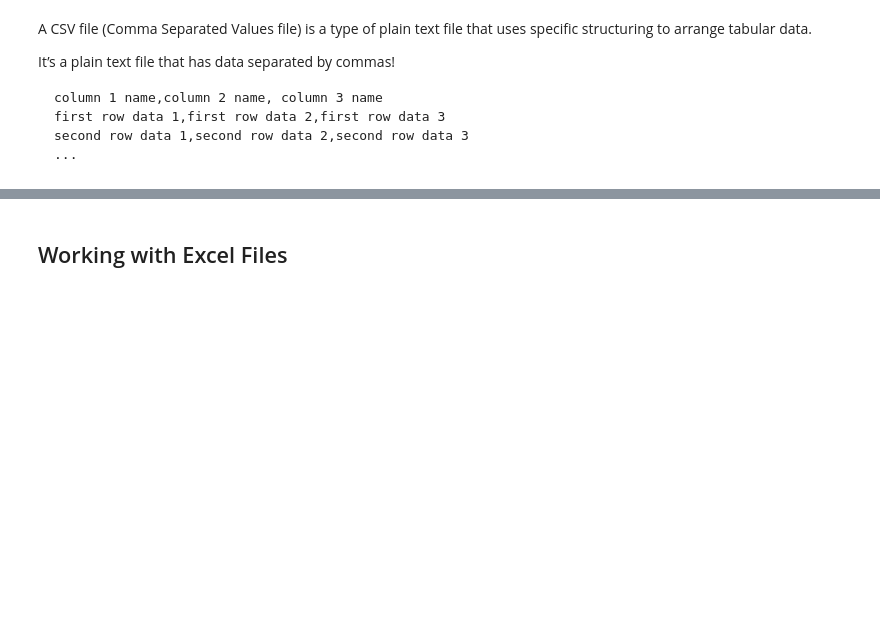
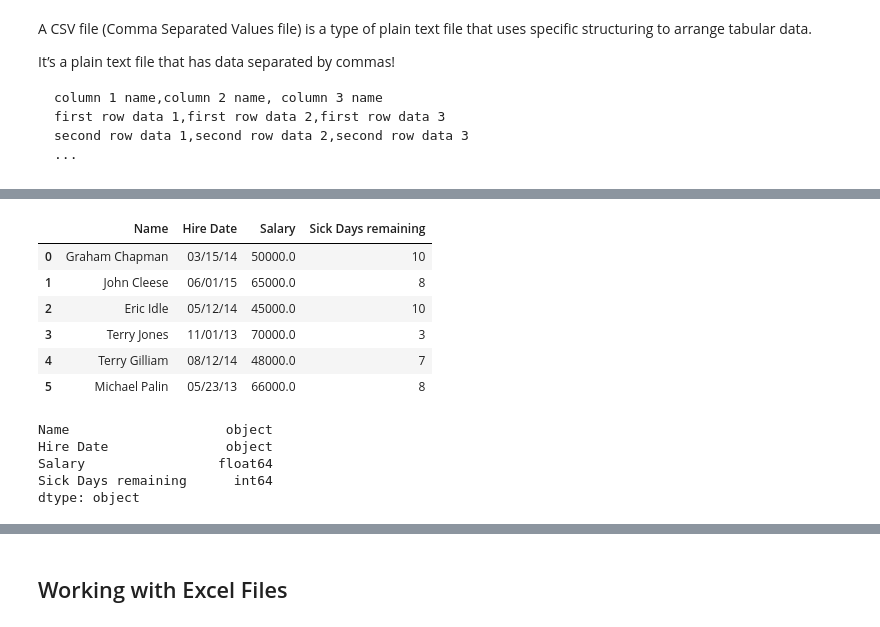
Before and after one commit to danhnguyen123/python-for-data-engineering, a Jupyter notebook: 4. Python for Data Engineering/5.2 Working with file formats.ipynb, the cells around one changed output, grey strips where cells are left out. Cells and saved outputs as stored; diff of their text form; code cells hidden in the pictures; blank space fills up the shorter version.

```diff
--- a/4. Python for Data Engineering/5.2 Working with file formats.ipynb
+++ b/4. Python for Data Engineering/5.2 Working with file formats.ipynb
@@ -124 +179,21 @@ df.head()
+# %%
+df.reset_index(inplace=True)
+# %%
+df
+# %% [output]
+|  | Name | Hire Date | Salary | Sick Days remaining |
+| 0 | Graham Chapman | 03/15/14 | 50000.0 | 10 |
+| 1 | John Cleese | 06/01/15 | 65000.0 | 8 |
+| 2 | Eric Idle | 05/12/14 | 45000.0 | 10 |
+| 3 | Terry Jones | 11/01/13 | 70000.0 | 3 |
+| 4 | Terry Gilliam | 08/12/14 | 48000.0 | 7 |
+| 5 | Michael Palin | 05/23/13 | 66000.0 | 8 |
+# %%
+df.dtypes
+# %% [output]
+Name                    object
+Hire Date               object
+Salary                 float64
+Sick Days remaining      int64
+dtype: object
 # %%
```
Also changed, not shown: parts of 39 cells of this notebook, 1 other file.
